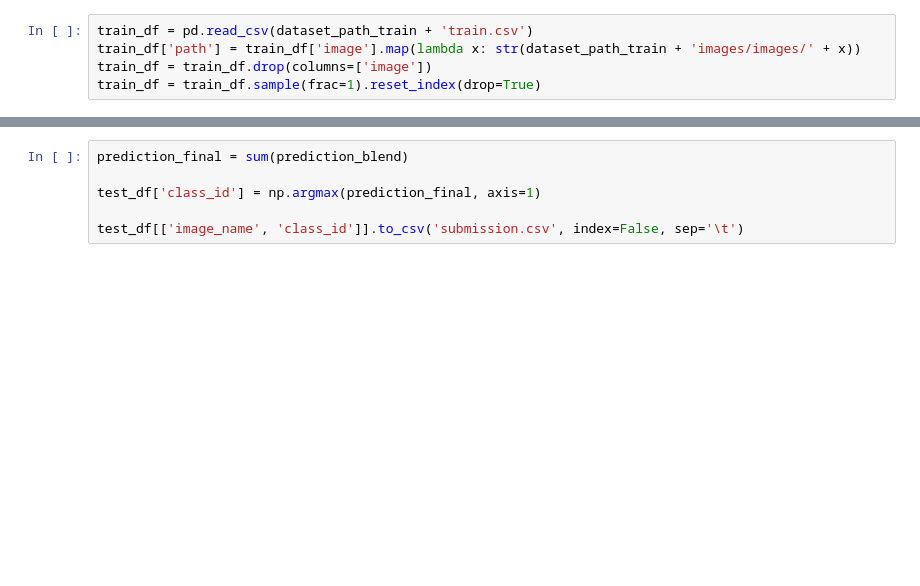
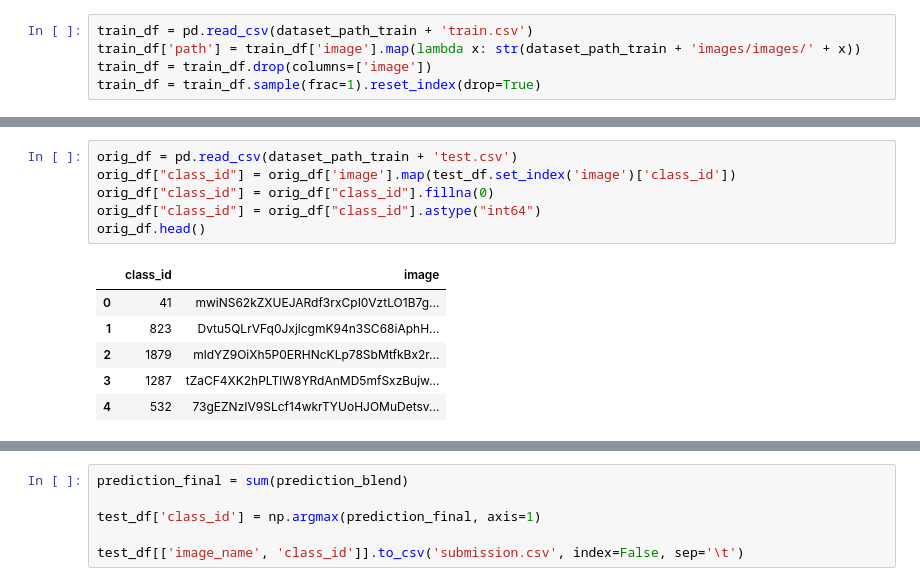
Before and after one commit to AGoldian/boots-recognition, a Jupyter notebook: masters_of_arts_ml_challenge.ipynb, the cells around one changed output, grey strips where cells are left out. Drawn from its saved outputs; the diff is of its cells as text; blank space fills up the shorter version.

```diff
--- a/masters_of_arts_ml_challenge.ipynb
+++ b/masters_of_arts_ml_challenge.ipynb
@@ -134,0 +237,13 @@ def train_and_predict(model):
+# %%
+orig_df = pd.read_csv(dataset_path_train + 'test.csv')
+orig_df["class_id"] = orig_df['image'].map(test_df.set_index('image')['class_id'])
+orig_df["class_id"] = orig_df["class_id"].fillna(0)
+orig_df["class_id"] = orig_df["class_id"].astype("int64")
+orig_df.head()
+# %% [output]
+|  | class_id | image |
+| 0 | 41 | mwiNS62kZXUEJARdf3rxCpI0VztLO1B7g... |
+| 1 | 823 | Dvtu5QLrVFq0JxjlcgmK94n3SC68iAphH... |
+| 2 | 1879 | mldYZ9OiXh5P0ERHNcKLp78SbMtfkBx2r... |
+| 3 | 1287 | tZaCF4XK2hPLTlW8YRdAnMD5mfSxzBujw... |
+| 4 | 532 | 73gEZNzIV9SLcf14wkrTYUoHJOMuDetsv... |
```
Also changed, not shown: parts of 18 cells of this notebook.
